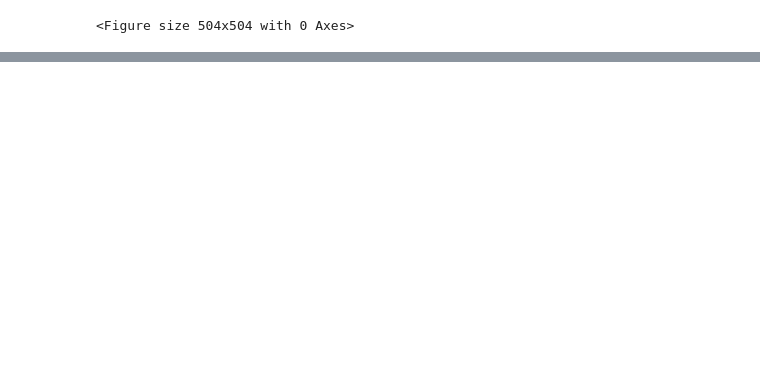
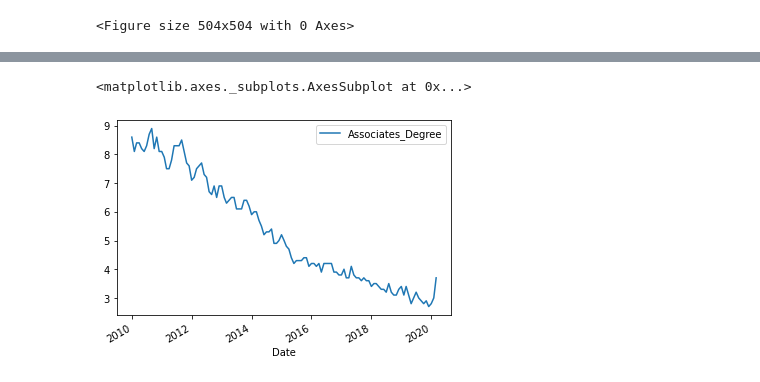
Before and after one commit to gandhimonil9823/Covid_Stock_Analysis, a Jupyter notebook: Covid_Stock.ipynb, the cells around one changed output, grey strips where cells are left out. Drawn from its saved outputs; the diff is of its cells as text; code cells hidden in the pictures; blank space fills up the shorter version.

Commit message:
Unemployment Data Analysis

```diff
--- a/Covid_Stock.ipynb
+++ b/Covid_Stock.ipynb
@@ -1003,3 +1003,5 @@ for name, group in groupby_daily:
 # %% [output]
 [interactive output not drawn]
 <Figure size 504x504 with 0 Axes>
+# %%
+ue_df = pd.read_csv("/content/drive/Shared drives/Stock_Covid_Data/unemployment_data_us.csv")
@@ -1005,0 +1017,2 @@ for name, group in groupby_daily:
+# %%
+ue_df['Date']=ue_df['Year'].astype(str) +"-"+ ue_df['Month']+"-01"
@@ -1005,0 +1028,2 @@ for name, group in groupby_daily:
+# %%
+df_clean = ue_df[['Date', 'Associates_Degree']]
@@ -1005,0 +1039,5 @@ for name, group in groupby_daily:
+# %%
+format='%d-%b-%Y'
+df_clean['Date'] = pd.to_datetime(df_clean['Date'], format='%Y-%b-%d')
+
+df_clean.head()
@@ -1005,0 +1063,5 @@ for name, group in groupby_daily:
+# %%
+df_clean.plot(x="Date")
+# %% [output]
+<matplotlib.axes._subplots.AxesSubplot at 0x...>
+[figure, added]
```
Also changed, not shown: parts of 18 cells of this notebook.
